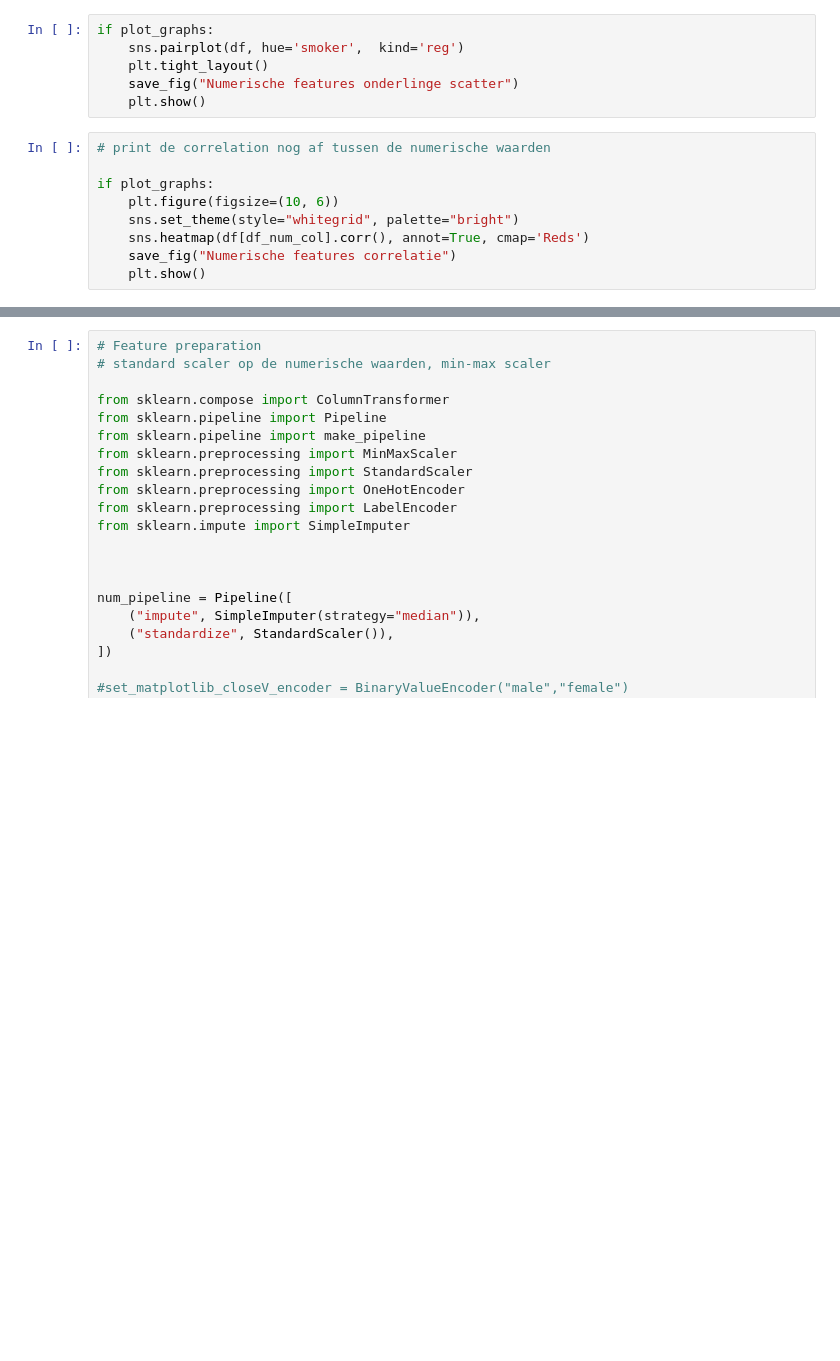
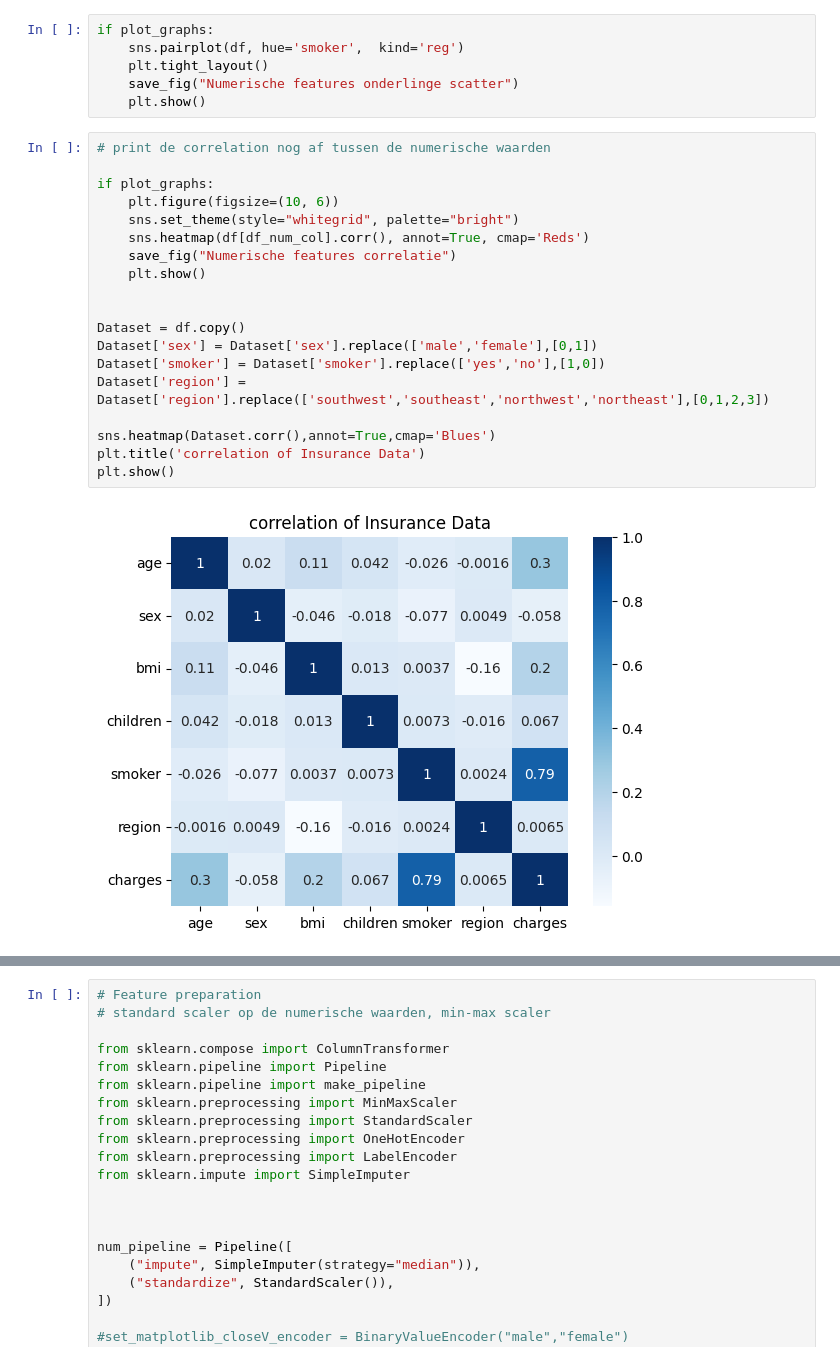
Before and after one commit to wheselmans/data_science_cases, a Jupyter notebook: cases/Cases_LinReg_Geert_MedicalCostPrediction/CaseLinReg_20250211.ipynb, the cells around one changed output, grey strips where cells are left out. Cells and saved outputs as stored; diff of their text form; blank space fills up the shorter version.

```diff
--- a/cases/Cases_LinReg_Geert_MedicalCostPrediction/CaseLinReg_20250211.ipynb
+++ b/cases/Cases_LinReg_Geert_MedicalCostPrediction/CaseLinReg_20250211.ipynb
@@ -394,12 +439,24 @@ if plot_graphs:
 # %%
 # print de correlation nog af tussen de numerische waarden
 
 if plot_graphs:
     plt.figure(figsize=(10, 6))
     sns.set_theme(style="whitegrid", palette="bright")
     sns.heatmap(df[df_num_col].corr(), annot=True, cmap='Reds')
     save_fig("Numerische features correlatie")
     plt.show()
+
+
+Dataset = df.copy()
+Dataset['sex'] = Dataset['sex'].replace(['male','female'],[0,1])
+Dataset['smoker'] = Dataset['smoker'].replace(['yes','no'],[1,0])
+Dataset['region'] = Dataset['region'].replace(['southwest','southeast','northwest','northeast'],[0,1,2,3])
+
+sns.heatmap(Dataset.corr(),annot=True,cmap='Blues')
+plt.title('correlation of Insurance Data')
+plt.show()
+# %% [output]
+[figure, added]
 # %%
 def verwijder_outliers(df_input, df_input_col):
     # Bereken de outliers
```
Also changed, not shown: parts of 18 cells of this notebook, 1 other file.
